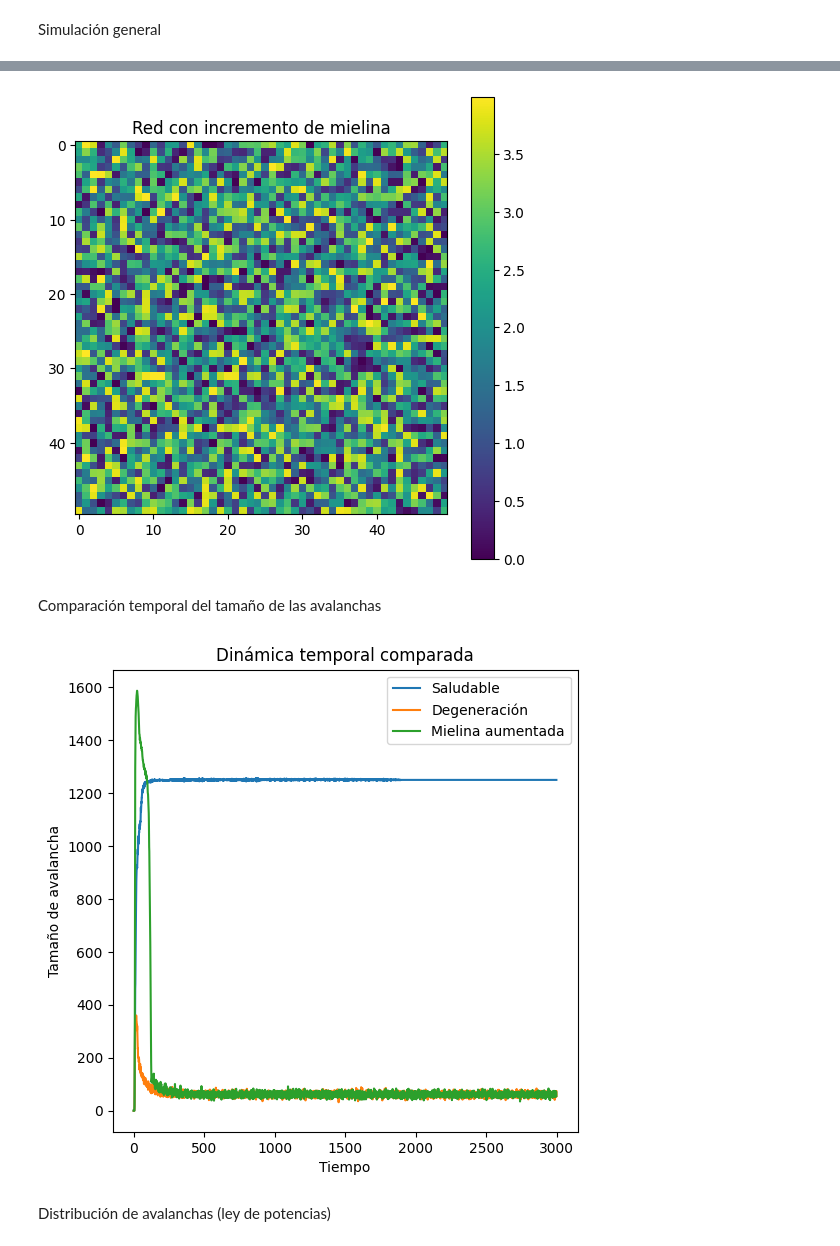
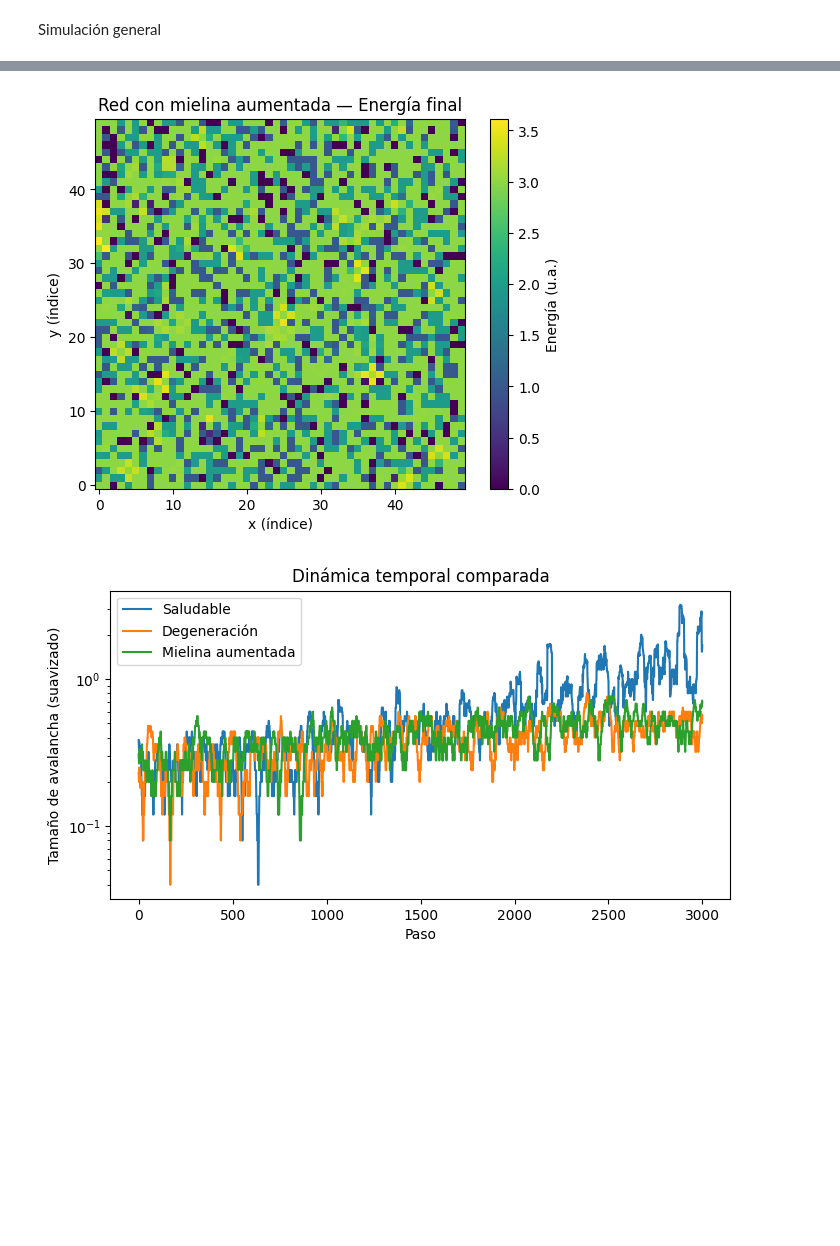
Before and after one commit to Paula-Bautista/Proyecto-Final, a Jupyter notebook: Copia_de_Untitled13.ipynb, the cells around one changed output, grey strips where cells are left out. Cells and saved outputs as stored; diff of their text form; code cells hidden in the pictures; blank space fills up the shorter version.

```diff
--- a/Copia_de_Untitled13.ipynb
+++ b/Copia_de_Untitled13.ipynb
@@ -5,8 +5,6 @@ import numpy as np
 import matplotlib.pyplot as plt
 import networkx as nx
 import pandas as pd
-plt.rcParams['figure.figsize'] = (6, 6)
-plt.rcParams['image.cmap'] = 'viridis'
 # %%
 N = 50
 G = nx.grid_2d_graph(N, N)
@@ -56,20 +68,22 @@ def paso(E, C, mu):
 # %% [markdown]
 Simulación general
 # %%
-def simular(mu, alpha, pasos=3000):
-    E = np.random.randint(0, E_c, size=(N, N)).astype(float) # Initialize E as float
-    C = np.ones((N, N))
-    avalanchas = []
+def simular(mu, alpha, pasos=PASOS):
+    E = np.random.randint(0, int(E_c), size=(N, N)).astype(float)
+    C = np.ones((N, N), dtype=float)
+    avalanchas = np.zeros(pasos, dtype=int)
 
     for t in range(pasos):
-        C *= (1 - alpha)# Degeneración progresiva
-        E += np.random.random((N, N)) * 0.2# Aplicación de un pequeño input externo
-        E, C, size = paso(E, C, mu)  # Actualización
-        avalanchas.append(size)
+        # degeneración progresiva aplicada cada paso
+        C *= (1 - alpha)
+        C = np.clip(C, 0.0, 1.0)
 
-    return np.array(avalanchas), E
+        E, C, size = paso(E, C, mu)
+        avalanchas[t] = size
+
+    return avalanchas, E, C
 # %%
-ava_saludable, E_fin_sano = simular(mu=mu_normal, alpha=0)
-ava_deg, E_fin_deg = simular(mu=mu_normal, alpha=alpha)
-ava_mielina, E_fin_mielina = simular(mu=mu_alta, alpha=alpha)
+ava_saludable, E_fin_sano, C_fin_sano = simular(mu=mu_normal, alpha=0)
+ava_deg, E_fin_deg, C_fin_deg = simular(mu=mu_normal, alpha=alpha)
+ava_mielina, E_fin_mielina, C_fin_mielina = simular(mu=mu_alta, alpha=alpha)
 # %%
@@ -89,22 +107,22 @@ plt.show()
 # %%
-plt.imshow(E_fin_mielina)
-plt.title("Red con incremento de mielina")
-plt.colorbar()
+plt.imshow(E_fin_mielina, origin='lower')
+plt.title("Red con mielina aumentada — Energía final")
+plt.xlabel("x (índice)")
+plt.ylabel("y (índice)")
+plt.colorbar(label="Energía (u.a.)")
 plt.show()
 # %% [output]
-[figure, old version]
+[figure, new version]
-# %% [markdown]
-Comparación temporal del tamaño de las avalanchas
 # %%
-plt.plot(ava_saludable, label='Saludable')
-plt.plot(ava_deg, label='Degeneración')
-plt.plot(ava_mielina, label='Mielina aumentada')
-plt.xlabel("Tiempo")
-plt.ylabel("Tamaño de avalancha")
+# dinámica temporal comparada (suavizar para ver tendencia)
+plt.figure(figsize=(8,4))
+plt.plot(pd.Series(ava_saludable).rolling(25, center=True, min_periods=1).mean(), label='Saludable')
+plt.plot(pd.Series(ava_deg).rolling(25, center=True, min_periods=1).mean(), label='Degeneración')
+plt.plot(pd.Series(ava_mielina).rolling(25, center=True, min_periods=1).mean(), label='Mielina aumentada')
+plt.yscale('log')
+plt.xlabel("Paso")
+plt.ylabel("Tamaño de avalancha (suavizado)")
 plt.title("Dinámica temporal comparada")
-plt.legend()
-plt.show()
+plt.legend(); plt.show()
 # %% [output]
-[figure, old version]
+[figure, new version]
-# %% [markdown]
-Distribución de avalanchas (ley de potencias)
```
Also changed, not shown: parts of 9 cells of this notebook.
